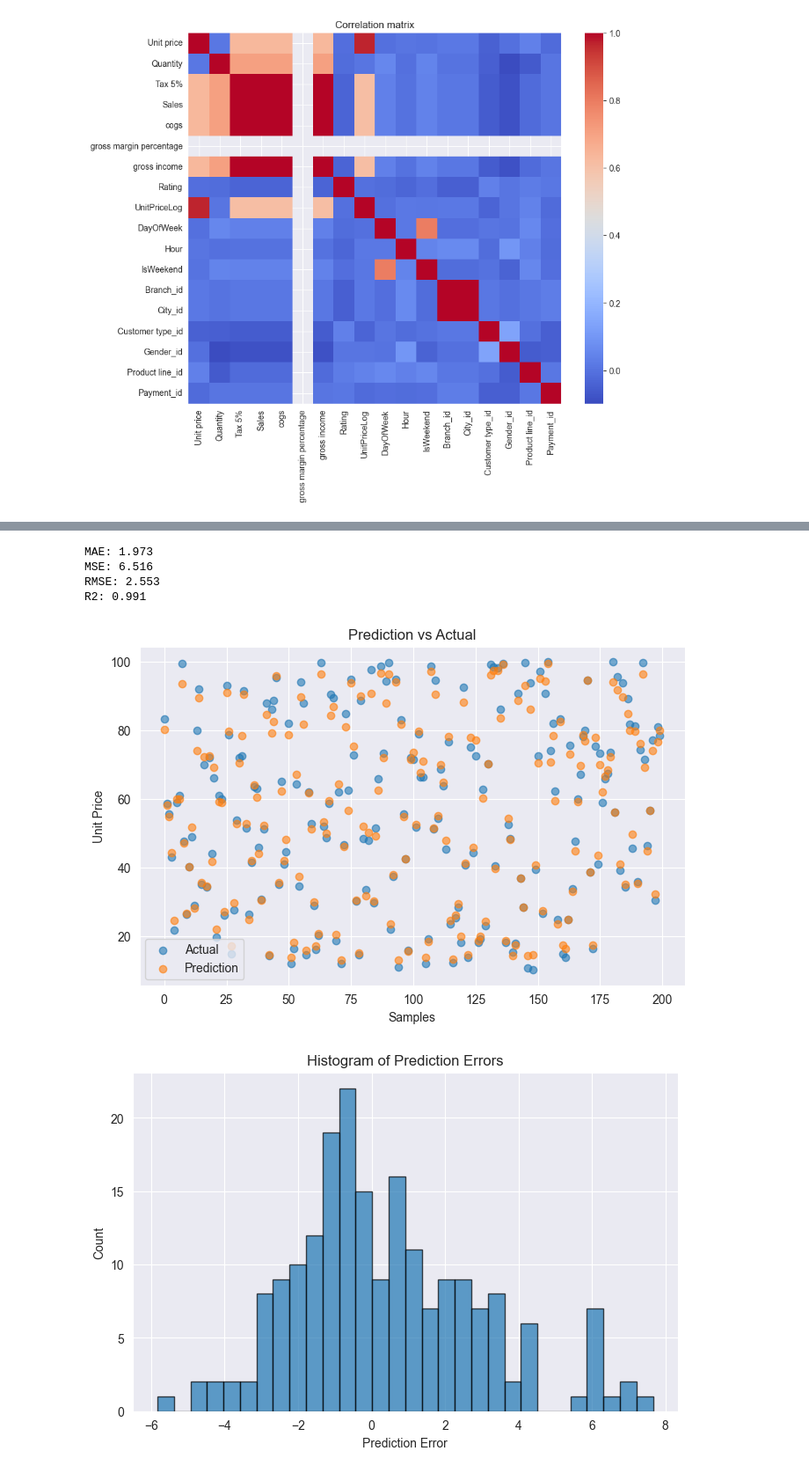
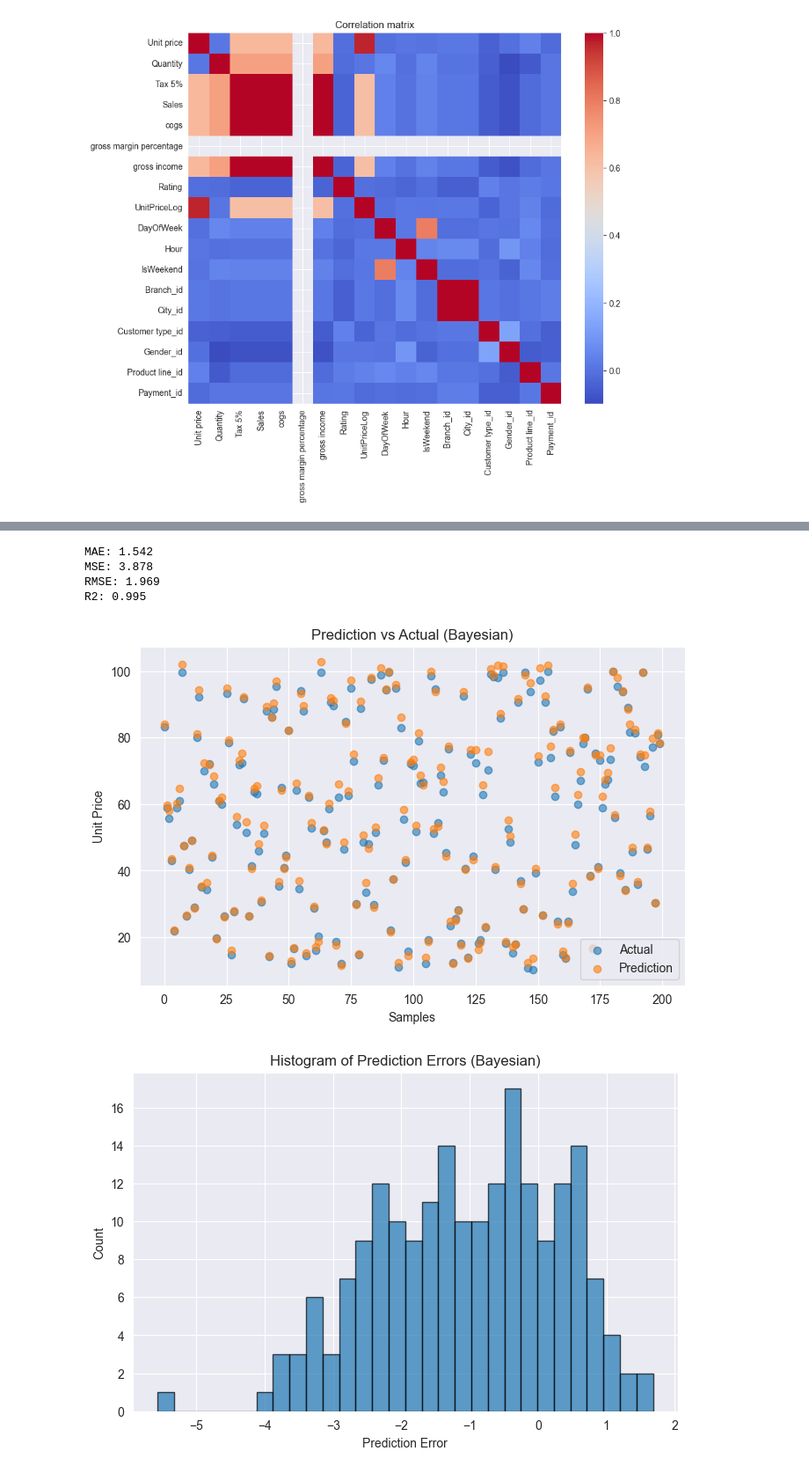
Before and after one commit to mateuszlamla/DL_Price_Optimization, a Jupyter notebook: podejscie2.ipynb, the cells around one changed output, grey strips where cells are left out. Shown at 88% size. Drawn from its saved outputs; the diff is of its cells as text; code cells hidden in the pictures.

```diff
--- a/podejscie2.ipynb
+++ b/podejscie2.ipynb
@@ -201,44 +239,45 @@ Y_actual = np.expm1(scaler_Y.inverse_transform(Y_test_scaled.reshape(-1,1))).fla
 # %%
+title = 'Bayesian parameters'
 mae = mean_absolute_error(Y_actual, Y_pred)
 mse = mean_squared_error(Y_actual, Y_pred)
 rmse = np.sqrt(mse)
 r2 = r2_score(Y_actual, Y_pred)
-
+wynikowa.loc[len(wynikowa)] = [title, mae, mse, rmse, r2]
 print(f"MAE: {mae:.3f}")
 print(f"MSE: {mse:.3f}")
 print(f"RMSE: {rmse:.3f}")
 print(f"R2: {r2:.3f}")
 # %% [output]
-MAE: 1.973
-MSE: 6.516
-RMSE: 2.553
-R2: 0.991
+MAE: 1.542
+MSE: 3.878
+RMSE: 1.969
+R2: 0.995
 # %%
 plt.figure(figsize=(8,5))
 plt.scatter(range(len(Y_actual)), Y_actual, label="Actual", alpha=0.6)
 plt.scatter(range(len(Y_pred)), Y_pred, label="Prediction", alpha=0.6)
 plt.xlabel("Samples")
 plt.ylabel("Unit Price")
-plt.title("Prediction vs Actual")
+plt.title("Prediction vs Actual (Bayesian)")
 plt.legend()
 plt.show()
 
 errors = Y_actual - Y_pred
 plt.figure(figsize=(8,5))
 plt.hist(errors, bins=30, edgecolor='k', alpha=0.7)
 plt.xlabel("Prediction Error")
 plt.ylabel("Count")
-plt.title("Histogram of Prediction Errors")
+plt.title("Histogram of Prediction Errors (Bayesian)")
 plt.show()
 
 plt.figure(figsize=(8,5))
 plt.plot(history.history['mae'], label='Train MAE')
 plt.plot(history.history['val_mae'], label='Val MAE')
 plt.xlabel("Epochs")
 plt.ylabel("MAE")
-plt.title("Training History")
+plt.title("Training History (Bayesian)")
 plt.legend()
 plt.show()
 # %% [output]
-[figure, old version]
+[figure, new version]
-[figure, old version]
+[figure, new version]
```
Also changed, not shown: parts of 18 cells of this notebook.
